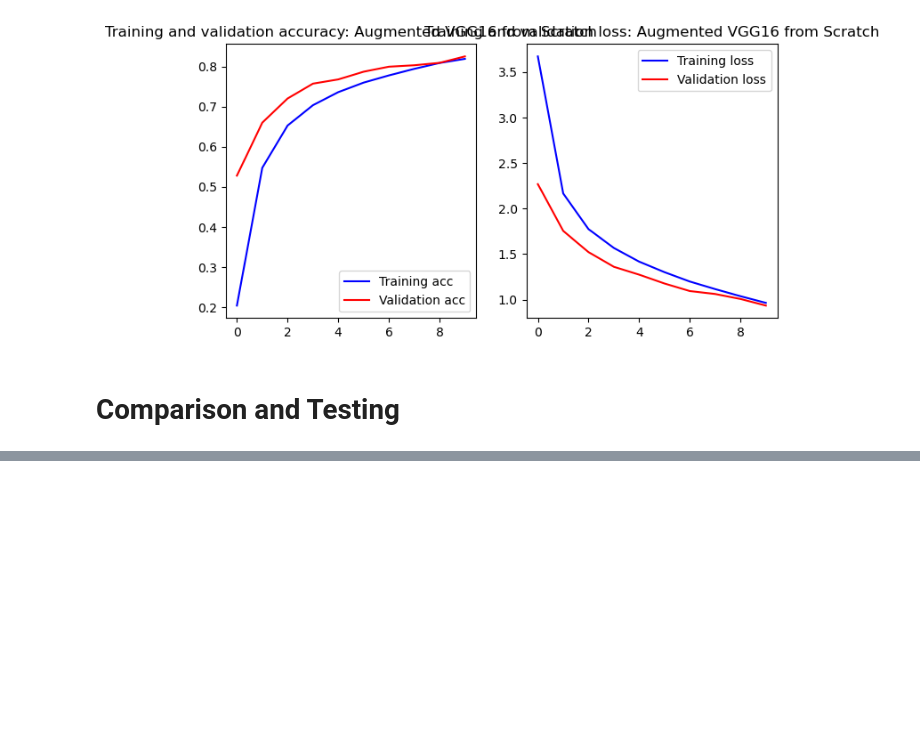
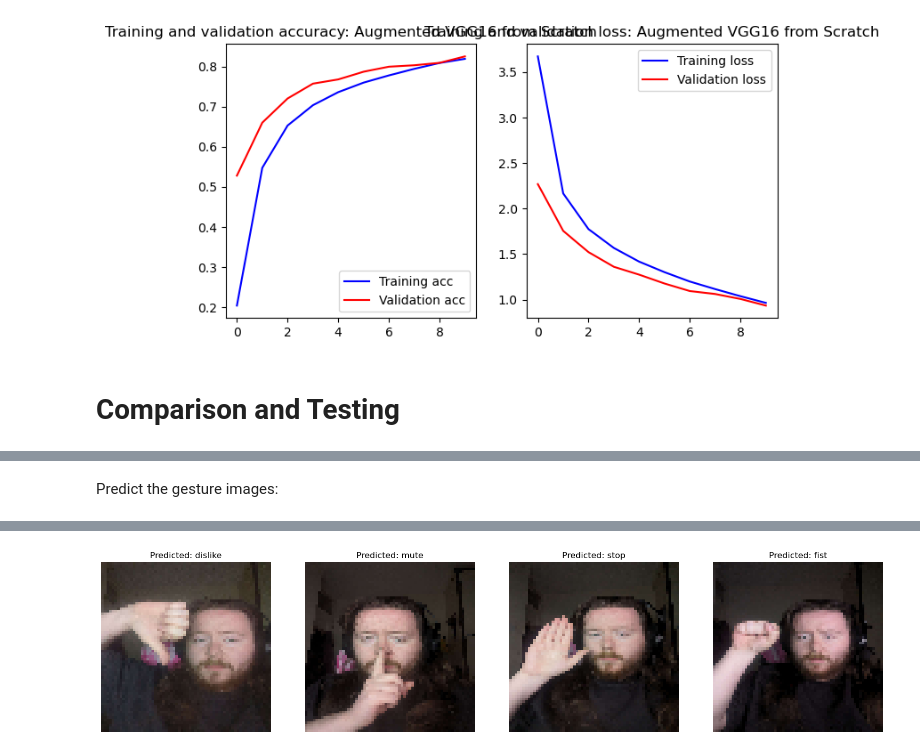
Before and after one commit to Owen-kc/GUI-Project-2, a Jupyter notebook: code.ipynb, the cells around one changed output, grey strips where cells are left out. Saved outputs shown, nothing was run; the diff lists cells and outputs as text; code cells hidden in the pictures; blank space fills up the shorter version.

```diff
--- a/code.ipynb
+++ b/code.ipynb
@@ -877,22 +945,38 @@ Inference Time - Augmented VGG16 Model: 20.29s
+# %% [markdown]
+Predict the gesture images:
 # %%
-# Final test using self-taken images
+import matplotlib.pyplot as plt
 from tensorflow.keras.preprocessing import image
+import numpy as np
 
 def predict_gesture(model, img_path, class_names):
+    # Load and prepare the image
     img = image.load_img(img_path, target_size=(64, 64))
     img_array = image.img_to_array(img)
-    img_array = tf.expand_dims(img_array, 0)  # Create batch dimension
+    img_array = np.expand_dims(img_array, axis=0)  # Create batch dimension
 
+    # Predict the class
     predictions = model.predict(img_array)
     predicted_class = class_names[np.argmax(predictions)]
-    return predicted_class
+    return img, predicted_class
 
-gesture_images = ['images/image_like.jpg',
-                  'images/image_ok.jpg',
-                  'images/image_stop.jpg',
-                  'images/image_two.jpg']
+# List of image paths
+gesture_images = [
+    'images/dislike.jpg',
+    'images/mute.jpg',
+    'images/palm.jpg',
+    'images/fist.jpg'
+]
 
-for img_path in gesture_images:
-    predicted_gesture = predict_gesture(model_transfer, img_path, class_names)
-    print(f"Prediction for {img_path}: {predicted_gesture}")
+# Set up the plot
+fig, axs = plt.subplots(1, len(gesture_images), figsize=(20, 5))  # Adjust figure size as necessary
+
+# Loop through images and display each one with its prediction
+for i, img_path in enumerate(gesture_images):
+    img, predicted_gesture = predict_gesture(model_transfer, img_path, class_names)
+    axs[i].imshow(img)
+    axs[i].set_title(f"Predicted: {predicted_gesture}")
+    axs[i].axis('off')  # Hide axes
+
+plt.show()
 # %% [output]
@@ -906,0 +987 @@ Prediction for images/image_two.jpg: two_up
+[figure, added]
```
Also changed, not shown: parts of 6 cells of this notebook, 10 other files.
